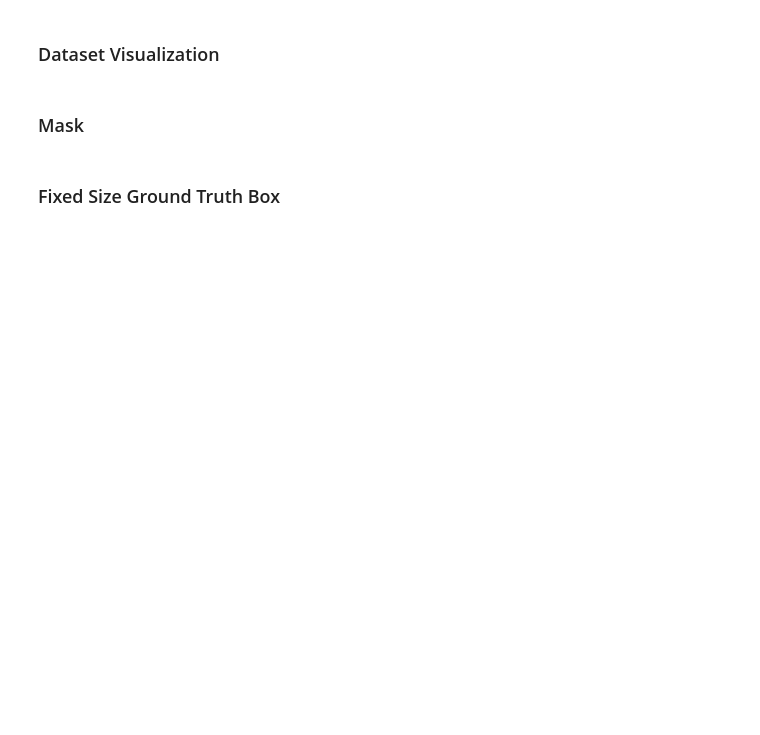
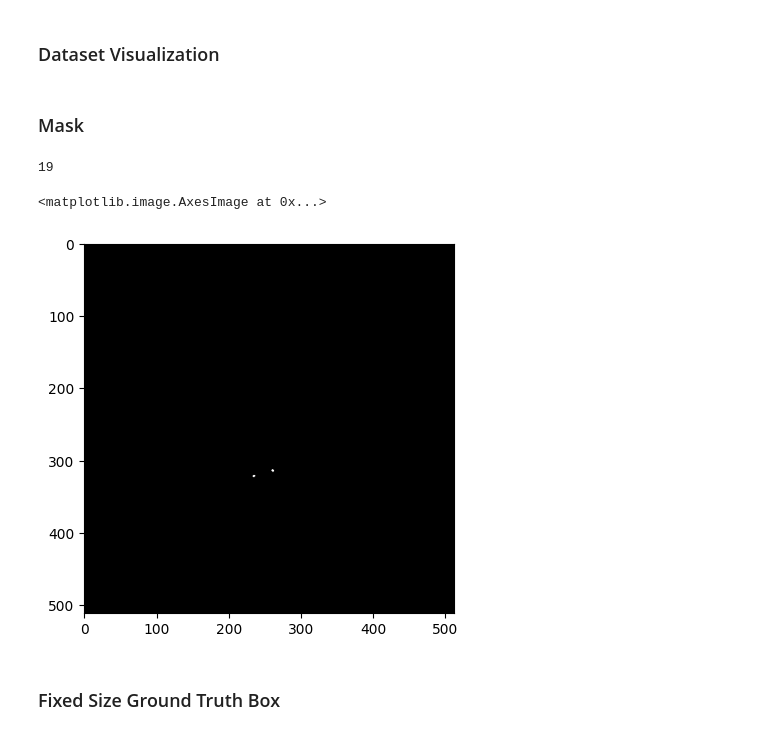
Before and after one commit to greenyjwk/VALDO_brain_MRI_dataset_preprocessing, a Jupyter notebook: misc/EDA/EDA_img_label_dataset.ipynb, the cells around one changed output. Drawn from its saved outputs; the diff is of its cells as text; code cells hidden in the pictures; blank space fills up the shorter version.

```diff
--- a/misc/EDA/EDA_img_label_dataset.ipynb
+++ b/misc/EDA/EDA_img_label_dataset.ipynb
@@ -24,9 +24,13 @@ slice_num = "015"
 # %% [markdown]
 ### Mask
 # %%
-# mask_path = f"{root_path}/masks/{task}/sub-{img_num}_slice_{slice_num}.png"
-# mask = Image.open(mask_path)
-# mask = np.array(mask)
-# print(np.sum(mask==255))
-# plt.imshow(mask, cmap='gray')
+mask_path = f"{root_path}/masks/{task}/sub-{img_num}_slice_{slice_num}.png"
+mask = Image.open(mask_path)
+mask = np.array(mask)
+print(np.sum(mask==255))
+plt.imshow(mask, cmap='gray')
+# %% [output]
+19
+<matplotlib.image.AxesImage at 0x...>
+[figure, added]
 # %%
```
Also changed, not shown: parts of 5 cells of this notebook, 7 other files.
